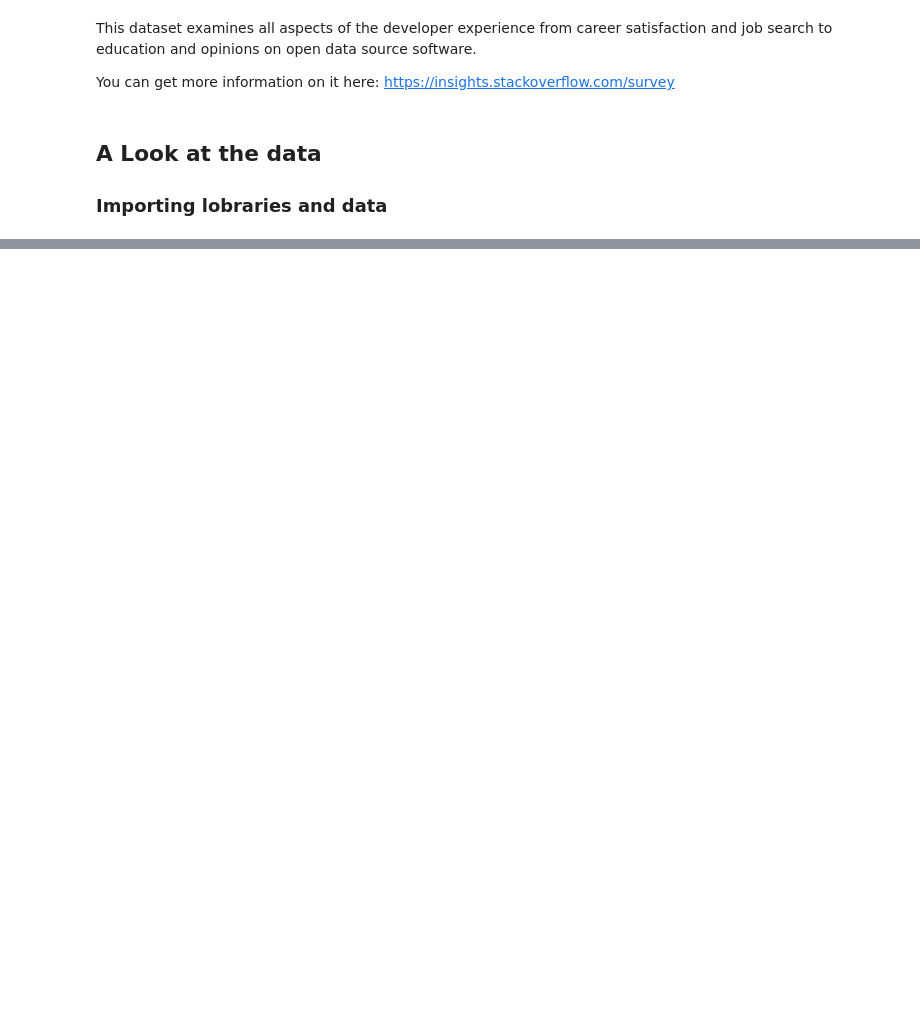
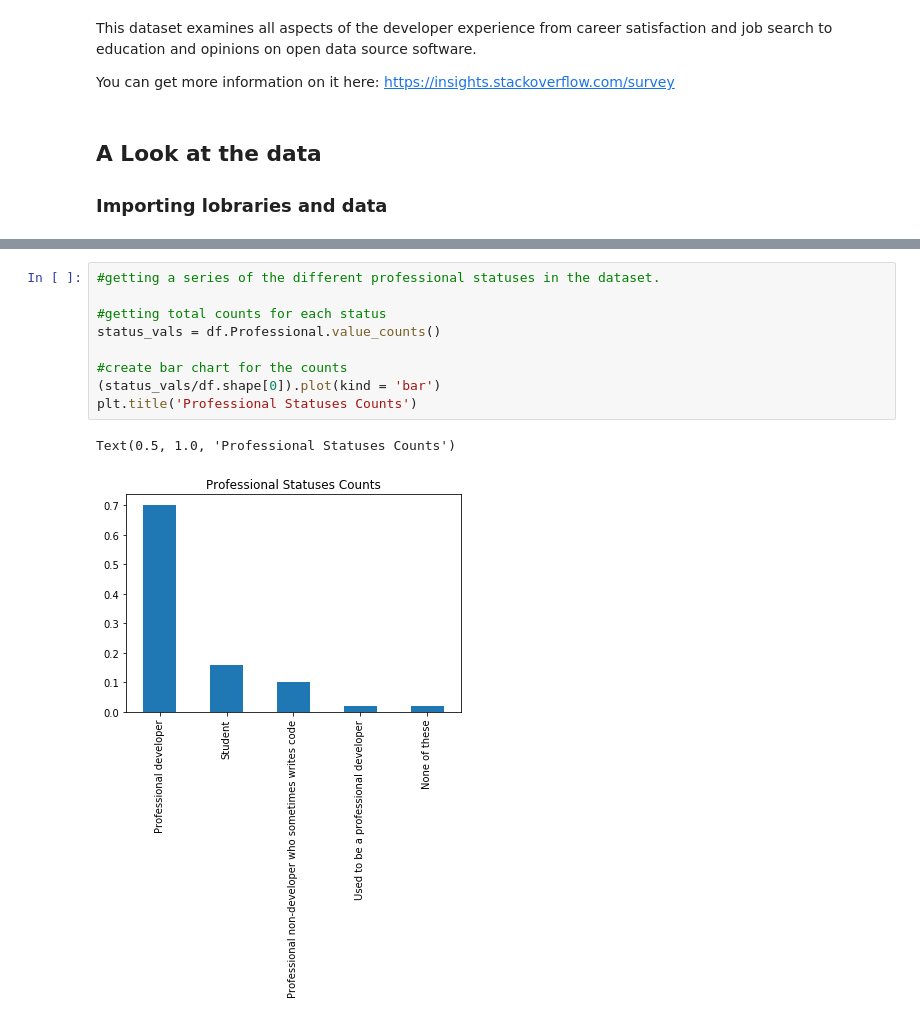
Before and after one commit to sousablde/StackOverflow-Dev-Survey-Data-Analysis, a Jupyter notebook: StackOverflow Dev Survey results.ipynb, the cells around one changed output, grey strips where cells are left out. Drawn from its saved outputs; the diff is of its cells as text; blank space fills up the shorter version.

```diff
--- a/StackOverflow Dev Survey results.ipynb
+++ b/StackOverflow Dev Survey results.ipynb
@@ -20,0 +57,12 @@ FileNotFoundError: [Errno 2] File b'./survey_results_public.csv' does not exist:
+# %%
+#getting a series of the different professional statuses in the dataset.
+
+#getting total counts for each status
+status_vals = df.Professional.value_counts()
+
+#create bar chart for the counts
+(status_vals/df.shape[0]).plot(kind = 'bar')
+plt.title('Professional Statuses Counts')
+# %% [output]
+Text(0.5, 1.0, 'Professional Statuses Counts')
+[figure, added]
```
Also changed, not shown: parts of 8 cells of this notebook.
